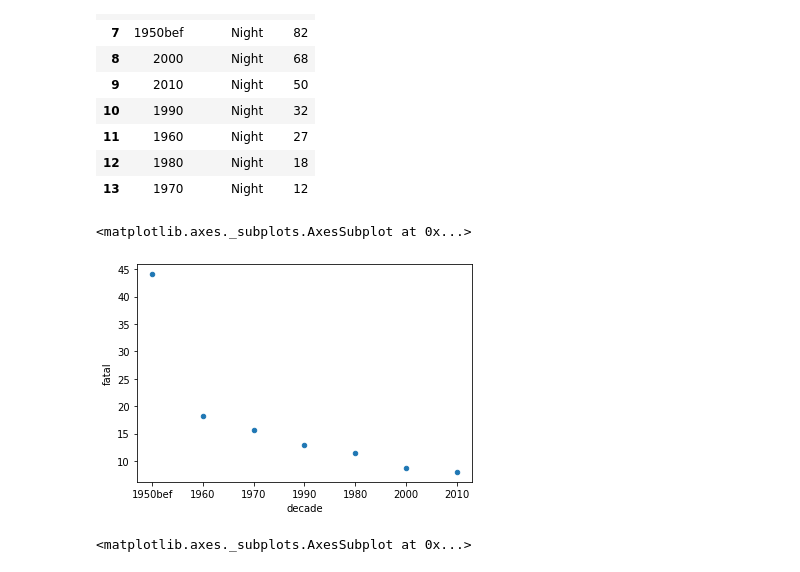
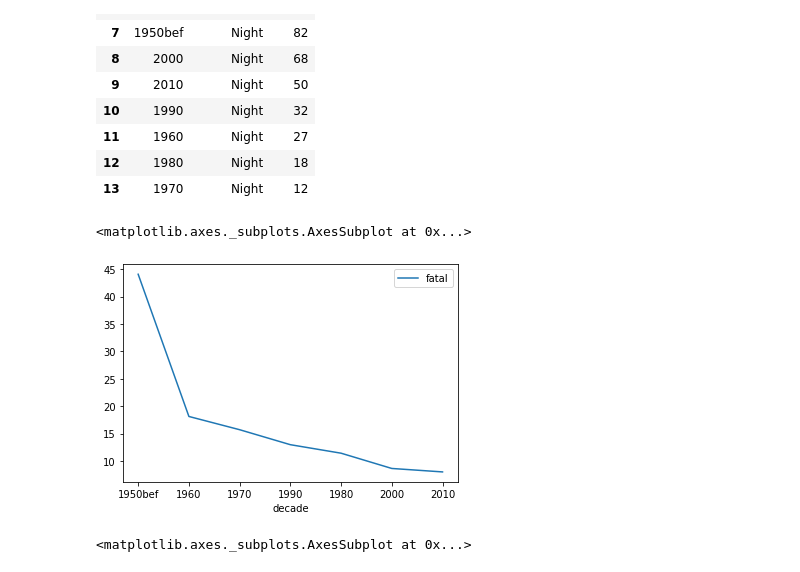
Before and after one commit to DavidCarricondo/data-cleaning-pandas, a Jupyter notebook: Analysis.ipynb, the cells around one changed output. Saved outputs shown, nothing was run; the diff lists cells and outputs as text; code cells hidden in the pictures.

```diff
--- a/Analysis.ipynb
+++ b/Analysis.ipynb
@@ -92,10 +92,10 @@ data[['decade','fatal', 'night_day']].groupby(['decade','night_day']).agg('count
 | 12 | 1980 | Night | 18 |
 | 13 | 1970 | Night | 12 |
 # %%
-data[['decade','fatal']].groupby(['decade']).agg(fatality).sort_values(by='fatal', ascending = False).reset_index().plot.scatter('decade', 'fatal')
+data[['decade','fatal']].groupby(['decade']).agg(fatality).sort_values(by='fatal', ascending = False).reset_index().plot('decade', 'fatal')
 # %% [output]
 <matplotlib.axes._subplots.AxesSubplot at 0x...>
-[figure, old version]
+[figure, new version]
 # %%
 data.pivot_table(values=['fatal'], index=['decade'], columns=['night_day'], aggfunc=fatality).plot.bar(title='Fatality per decade and day/night')
 # %% [output]
```
Also changed, not shown: parts of 6 cells of this notebook, 3 other files.
